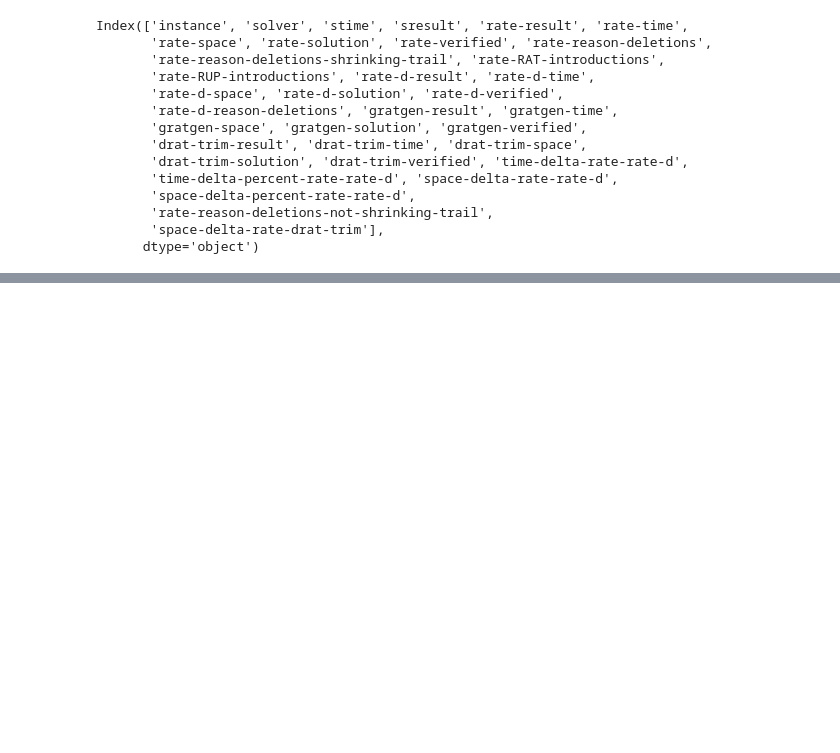
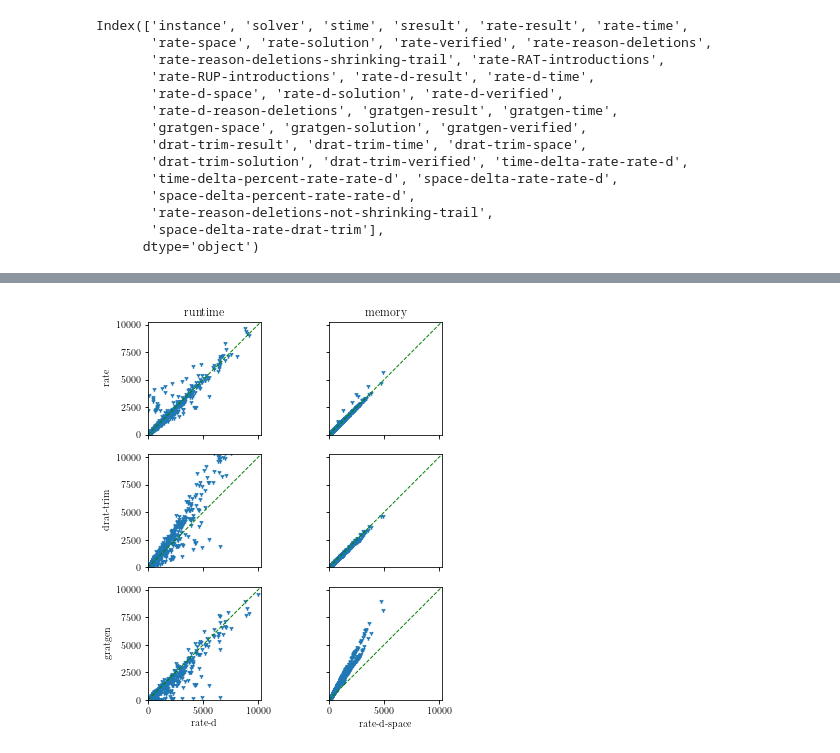
Before and after one commit to krobelus/rate-experiments, a Jupyter notebook: plots.ipynb, the cells around one changed output, grey strips where cells are left out. Cells and saved outputs as stored; diff of their text form; code cells hidden in the pictures; blank space fills up the shorter version.

```diff
--- a/plots.ipynb
+++ b/plots.ipynb
@@ -171,0 +230,37 @@ boxplot(vf, 'space'); persist('box-space')
+# %%
+def mcrossplot(ax, df, x, y, **kwargs):
+    # limit = max(df[x].max(), df[y].max()) * 1.02
+    if 'time' in x:
+        limit = 20000
+    else:
+        limit = 24 * (2**10) # 24 GB in MB
+        limit = 10 * (2**10) # 10 GB
+        assert max(df[x].max(), df[y].max()) < limit
+    df.plot(x, y, kind='scatter', marker='1', xlim=(0, limit), ylim=(0, limit), ax=ax, **kwargs)
+    ax.plot((0, limit), (0, limit), color='green', linestyle='dashed', linewidth=1)
+
+fig, axes = plt.subplots(3, 2, figsize=(10, 10), subplot_kw={'aspect': 'equal'}, sharex='all', sharey='all')
+# plt.subplots_adjust(left=.125, bottom=.1, right=.9, top=.9, wspace=.3, hspace=.2)
+# plt.subplots_adjust(left=0, bottom=0, right=1, top=1, wspace=0, hspace=0)
+# plt.subplots_adjust(hspace=.0)
+ax1, ax2 = axes[0]
+ax3, ax4 = axes[1]
+ax5, ax6 = axes[2]
+
+mcrossplot(ax1, vf, 'rate-d-time', 'rate-time')
+mcrossplot(ax2, vf, 'rate-d-space', 'rate-space')
+mcrossplot(ax3, vf, 'rate-d-time', 'drat-trim-time')
+mcrossplot(ax4, vf, 'rate-d-space', 'drat-trim-space')
+mcrossplot(ax5, vf, 'rate-d-time', 'gratgen-time')
+mcrossplot(ax6, vf, 'rate-d-space', 'gratgen-space')
+plt.tight_layout()
+
+ax1.set_title('runtime')
+ax2.set_title('memory')
+ax1.set_ylabel('rate')
+ax3.set_ylabel('drat-trim')
+ax5.set_ylabel('gratgen')
+ax5.set_xlabel('rate-d')
+persist('cross')
+# %% [output]
+[figure, added]
```
Also changed, not shown: parts of 31 cells of this notebook, 1 other file.
